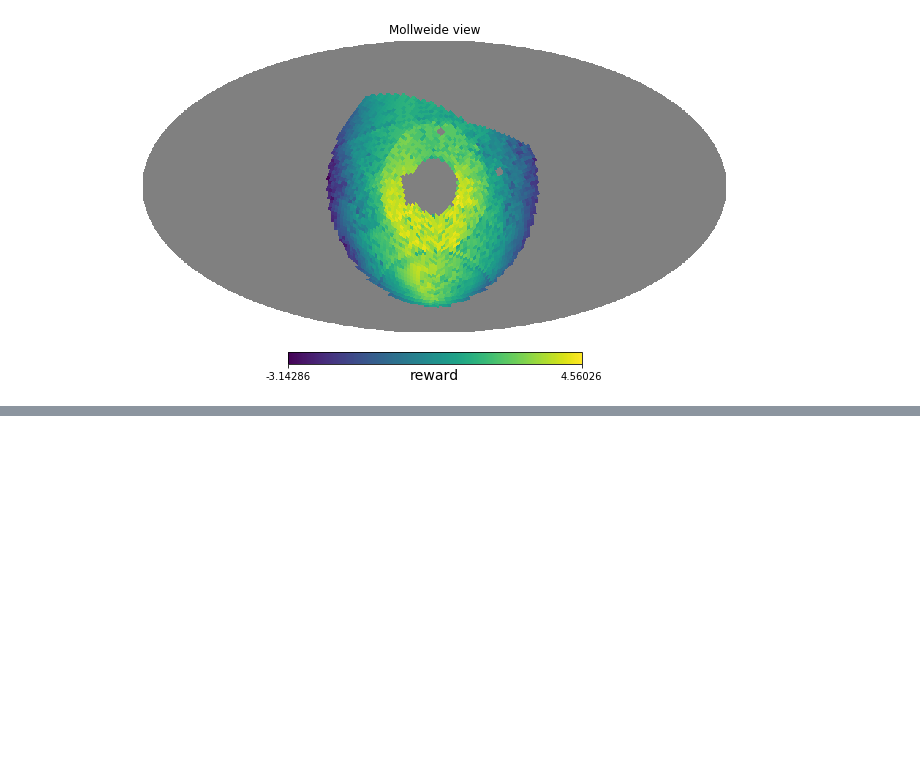
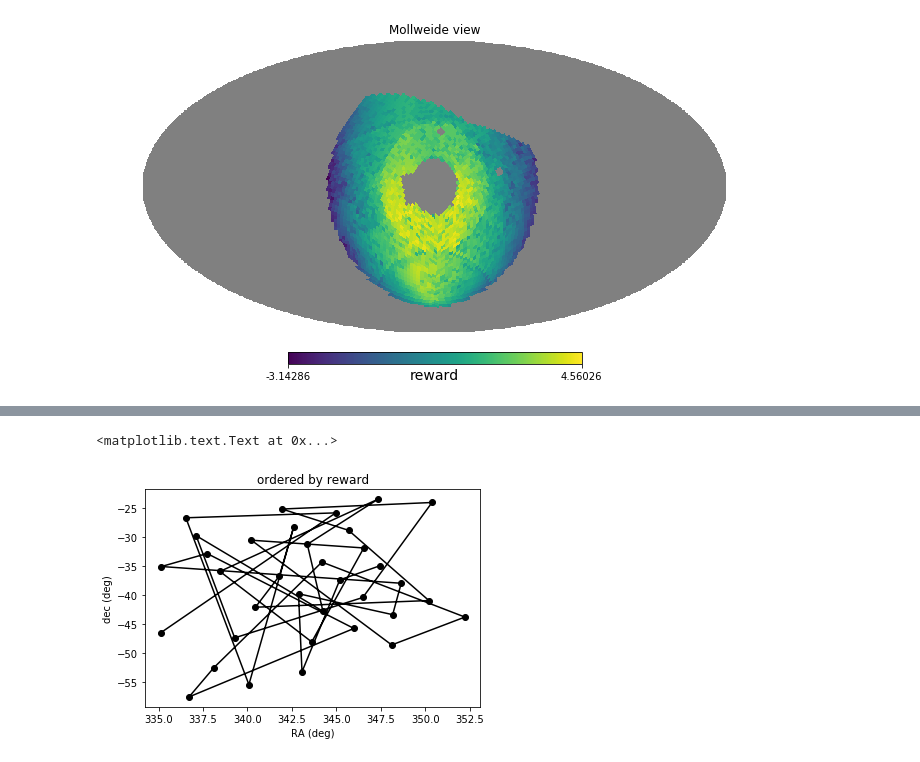
Before and after one commit to lsst-sims/legacy_sims_featureScheduler, a Jupyter notebook: examples/Blob_process_explained.ipynb, the cells around one changed output, grey strips where cells are left out. Drawn from its saved outputs; the diff is of its cells as text; code cells hidden in the pictures; blank space fills up the shorter version.

```diff
--- a/examples/Blob_process_explained.ipynb
+++ b/examples/Blob_process_explained.ipynb
@@ -304,0 +365,9 @@ hp.mollview(reward, unit='reward', rot=rot)
+# %%
+# Now to find an efficent path through those
+plt.plot(np.degrees(survey.fields['RA'][ufields]), np.degrees(survey.fields['dec'][ufields]), 'ko-')
+plt.xlabel('RA (deg)')
+plt.ylabel('dec (deg)')
+plt.title('ordered by reward')
+# %% [output]
+<matplotlib.text.Text at 0x...>
+[figure, added]
```
Also changed, not shown: parts of 14 cells of this notebook.
